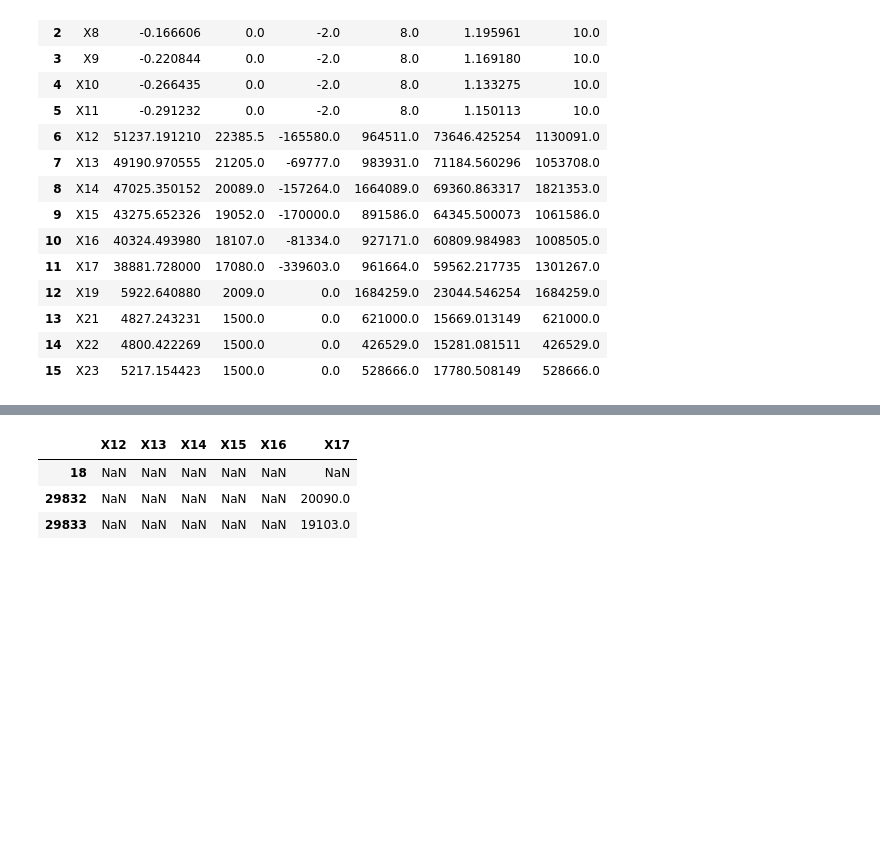
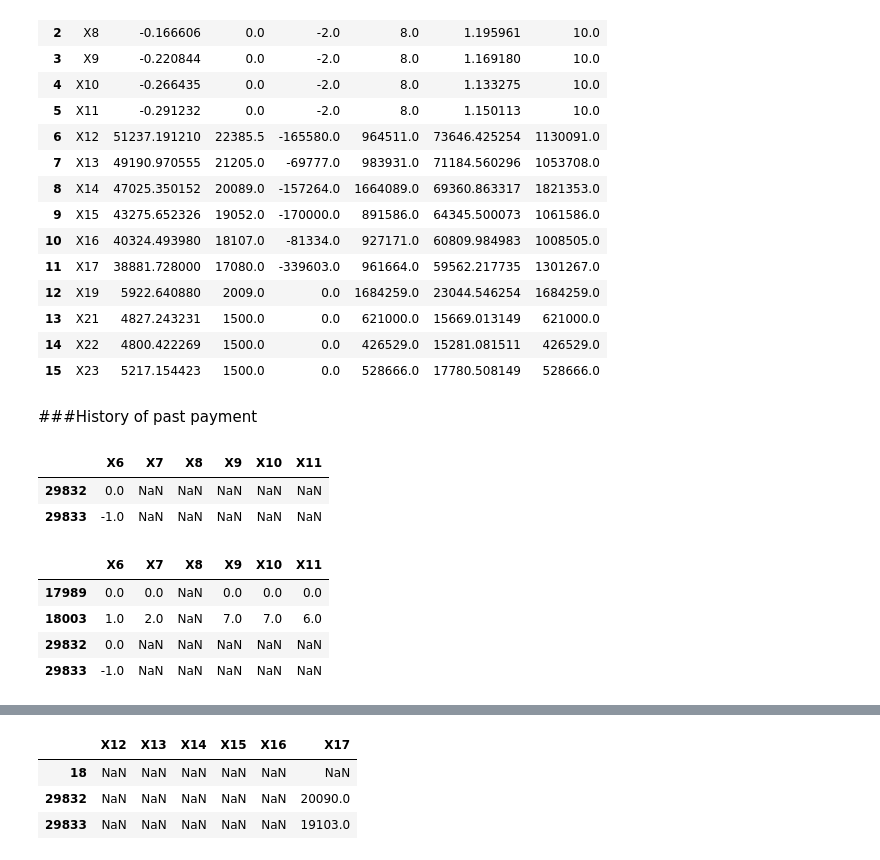
Before and after one commit to PosgradoMNA/actividades-del-projecto-equipo-125, a Jupyter notebook: Semana_3_Actividad_1.ipynb, the cells around one changed output, grey strips where cells are left out. Drawn from its saved outputs; the diff is of its cells as text; code cells hidden in the pictures; blank space fills up the shorter version.

```diff
--- a/Semana_3_Actividad_1.ipynb
+++ b/Semana_3_Actividad_1.ipynb
@@ -233,3 +233,25 @@ mis_data
 | 13 | X21 | 4827.243231 | 1500.0 | 0.0 | 621000.0 | 15669.013149 | 621000.0 |
 | 14 | X22 | 4800.422269 | 1500.0 | 0.0 | 426529.0 | 15281.081511 | 426529.0 |
 | 15 | X23 | 5217.154423 | 1500.0 | 0.0 | 528666.0 | 17780.508149 | 528666.0 |
+# %% [markdown]
+###History of past payment
+# %%
+a=ndf["X7"].isnull()
+a=ndf[a]
+a
+a.loc[:,"X6":"X11"]
+# %% [output]
+|  | X6 | X7 | X8 | X9 | X10 | X11 |
+| 29832 | 0.0 | NaN | NaN | NaN | NaN | NaN |
+| 29833 | -1.0 | NaN | NaN | NaN | NaN | NaN |
+# %%
+a1=ndf["X8"].isnull()
+a1=ndf[a1]
+a1
+a1.loc[:,"X6":"X11"]
+# %% [output]
+|  | X6 | X7 | X8 | X9 | X10 | X11 |
+| 17989 | 0.0 | 0.0 | NaN | 0.0 | 0.0 | 0.0 |
+| 18003 | 1.0 | 2.0 | NaN | 7.0 | 7.0 | 6.0 |
+| 29832 | 0.0 | NaN | NaN | NaN | NaN | NaN |
+| 29833 | -1.0 | NaN | NaN | NaN | NaN | NaN |
```
Also changed, not shown: parts of 9 cells of this notebook.
